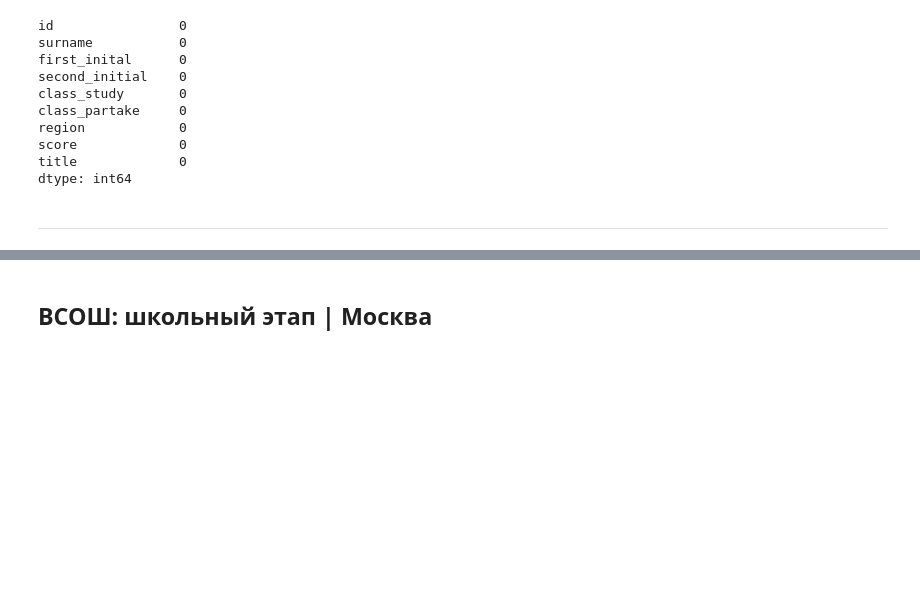
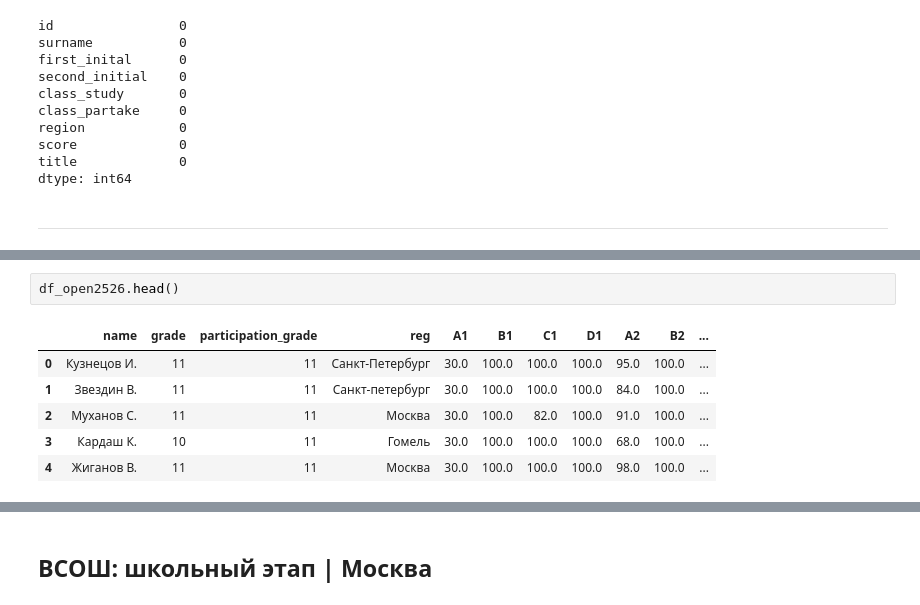
Before and after one commit to VladG00dmanPersonal/LMSH_AI_HACK, a Jupyter notebook: src/Vlad/EDA.ipynb, the cells around one changed output, grey strips where cells are left out. Drawn from its saved outputs; the diff is of its cells as text; blank space fills up the shorter version.

```diff
--- a/src/Vlad/EDA.ipynb
+++ b/src/Vlad/EDA.ipynb
@@ -484,0 +538,9 @@ dtype: int64
+# %%
+df_open2526.head()
+# %% [output]
+|  | name | grade | participation_grade | reg | A1 | B1 | C1 | D1 | A2 | B2 | ... |
+| 0 | Кузнецов И. | 11 | 11 | Санкт-Петербург | 30.0 | 100.0 | 100.0 | 100.0 | 95.0 | 100.0 | ... |
+| 1 | Звездин В. | 11 | 11 | Санкт-петербург | 30.0 | 100.0 | 100.0 | 100.0 | 84.0 | 100.0 | ... |
+| 2 | Муханов С. | 11 | 11 | Москва | 30.0 | 100.0 | 82.0 | 100.0 | 91.0 | 100.0 | ... |
+| 3 | Кардаш К. | 10 | 11 | Гомель | 30.0 | 100.0 | 100.0 | 100.0 | 68.0 | 100.0 | ... |
+| 4 | Жиганов В. | 11 | 11 | Москва | 30.0 | 100.0 | 100.0 | 100.0 | 98.0 | 100.0 | ... |
```
Also changed, not shown: parts of 14 cells of this notebook, 2 other files.
